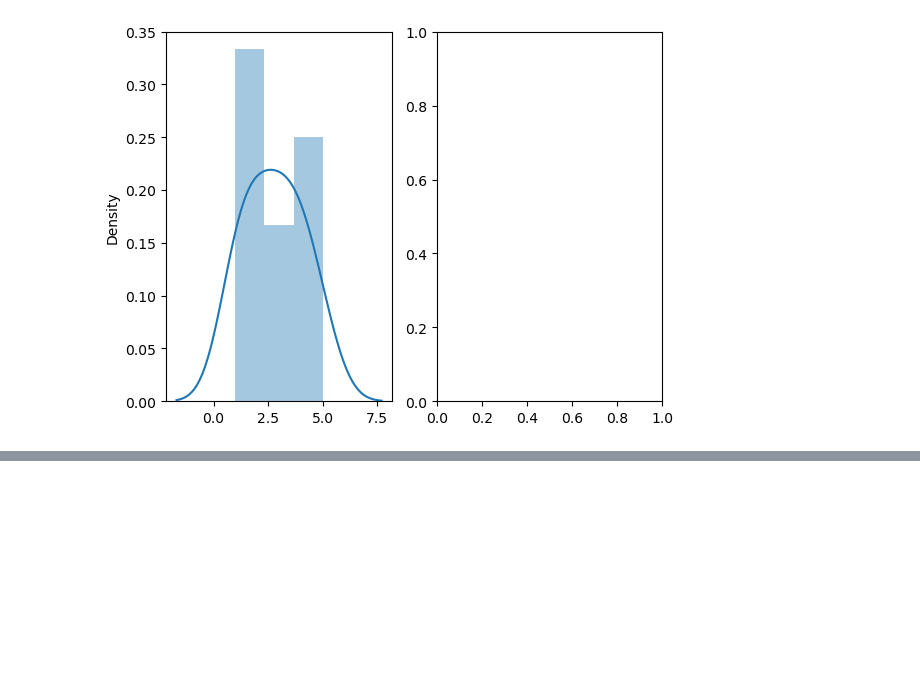
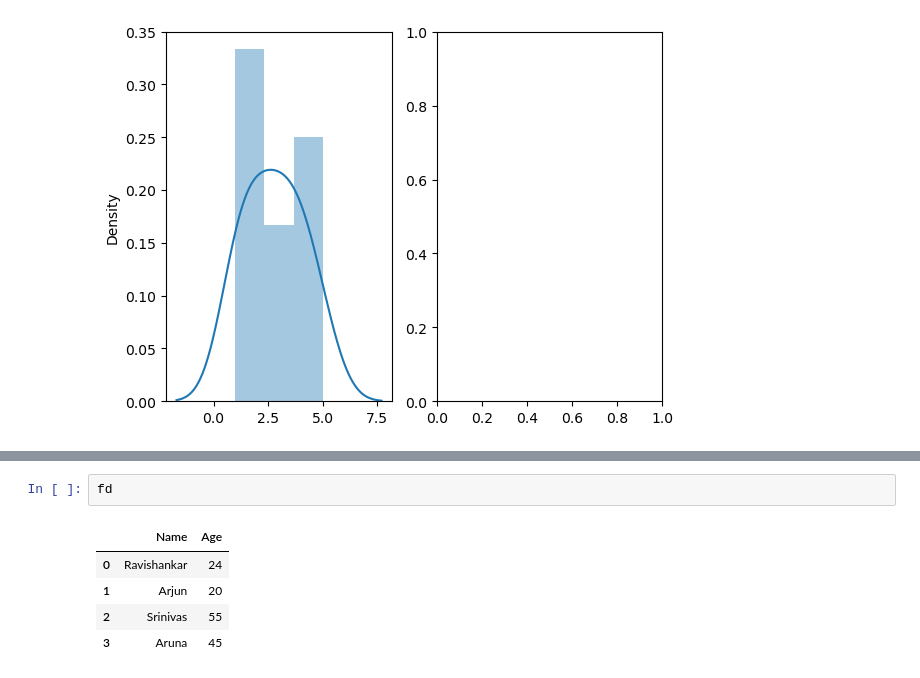
Before and after one commit to Ravishankarbhange/Data-Analysis-Course, a Jupyter notebook: Pandas.ipynb, the cells around one changed output, grey strips where cells are left out. Drawn from its saved outputs; the diff is of its cells as text; blank space fills up the shorter version.

```diff
--- a/Pandas.ipynb
+++ b/Pandas.ipynb
@@ -166,0 +344,8 @@ https://gist.github.com/mwaskom/de44147ed2974457ad6372750bbe5751
+# %%
+fd
+# %% [output]
+|  | Name | Age |
+| 0 | Ravishankar | 24 |
+| 1 | Arjun | 20 |
+| 2 | Srinivas | 55 |
+| 3 | Aruna | 45 |
```
Also changed, not shown: parts of 28 cells of this notebook.
